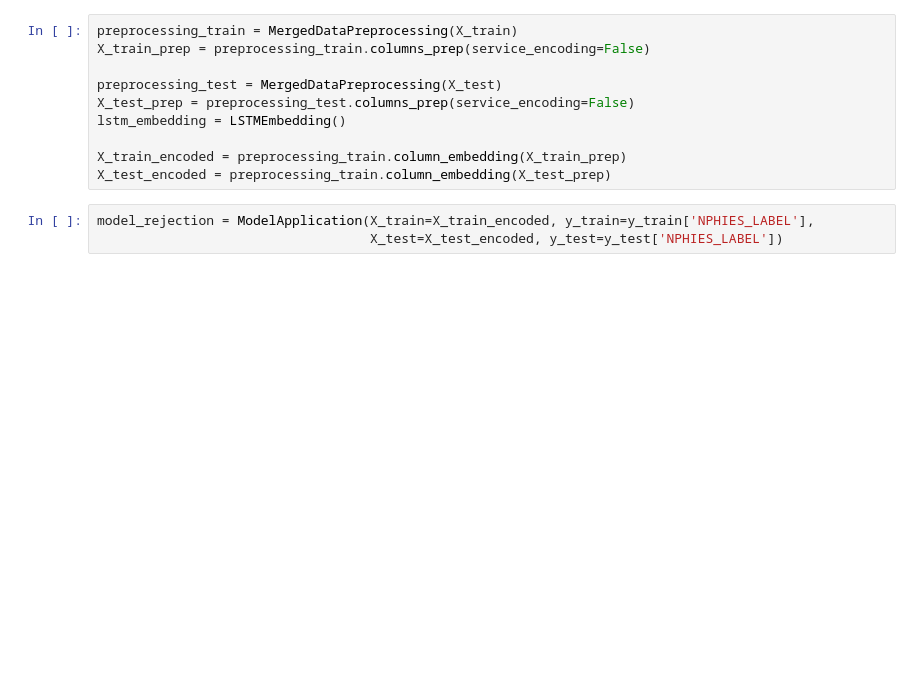
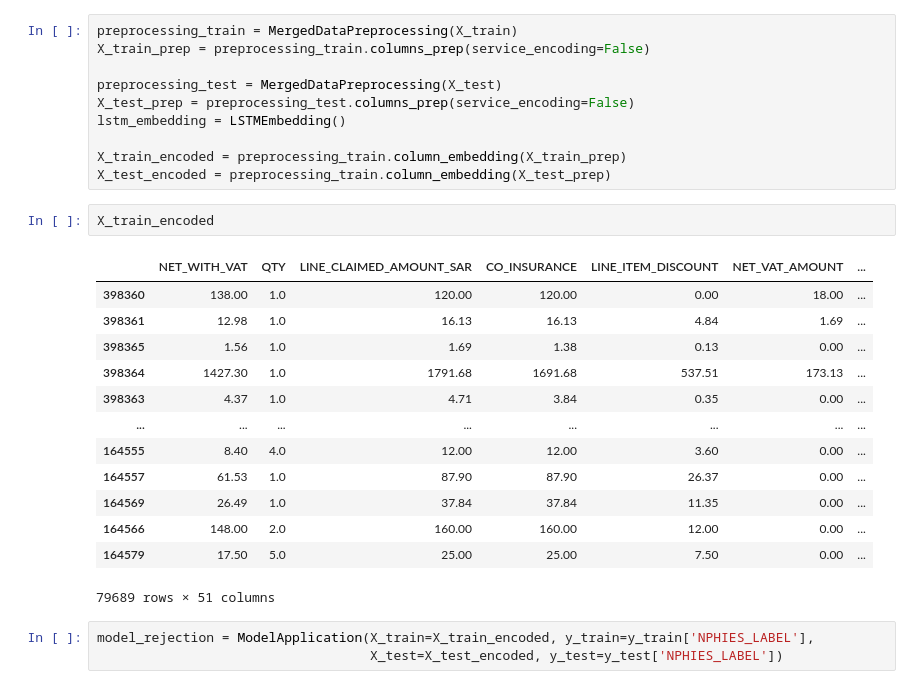
Before and after one commit to Andalusia-Data-Science-Team/Claims_Rejection, a Jupyter notebook: model_training_comparison_rejectionreason.ipynb, the cells around one changed output. Cells and saved outputs as stored; diff of their text form; blank space fills up the shorter version.

```diff
--- a/model_training_comparison_rejectionreason.ipynb
+++ b/model_training_comparison_rejectionreason.ipynb
@@ -69,6 +89,22 @@ lstm_embedding = LSTMEmbedding()
 
 X_train_encoded = preprocessing_train.column_embedding(X_train_prep)
 X_test_encoded = preprocessing_train.column_embedding(X_test_prep)
+# %%
+X_train_encoded
+# %% [output]
+|  | NET_WITH_VAT | QTY | LINE_CLAIMED_AMOUNT_SAR | CO_INSURANCE | LINE_ITEM_DISCOUNT | NET_VAT_AMOUNT | ... |
+| 398360 | 138.00 | 1.0 | 120.00 | 120.00 | 0.00 | 18.00 | ... |
+| 398361 | 12.98 | 1.0 | 16.13 | 16.13 | 4.84 | 1.69 | ... |
+| 398365 | 1.56 | 1.0 | 1.69 | 1.38 | 0.13 | 0.00 | ... |
+| 398364 | 1427.30 | 1.0 | 1791.68 | 1691.68 | 537.51 | 173.13 | ... |
+| 398363 | 4.37 | 1.0 | 4.71 | 3.84 | 0.35 | 0.00 | ... |
+| ... | ... | ... | ... | ... | ... | ... | ... |
+| 164555 | 8.40 | 4.0 | 12.00 | 12.00 | 3.60 | 0.00 | ... |
+| 164557 | 61.53 | 1.0 | 87.90 | 87.90 | 26.37 | 0.00 | ... |
+| 164569 | 26.49 | 1.0 | 37.84 | 37.84 | 11.35 | 0.00 | ... |
+| 164566 | 148.00 | 2.0 | 160.00 | 160.00 | 12.00 | 0.00 | ... |
+| 164579 | 17.50 | 5.0 | 25.00 | 25.00 | 7.50 | 0.00 | ... |
+79689 rows × 51 columns
 # %%
 model_rejection = ModelApplication(X_train=X_train_encoded, y_train=y_train['NPHIES_LABEL'],
                                    X_test=X_test_encoded, y_test=y_test['NPHIES_LABEL'])
```
Also changed, not shown: parts of 7 cells of this notebook, 5 other files.
